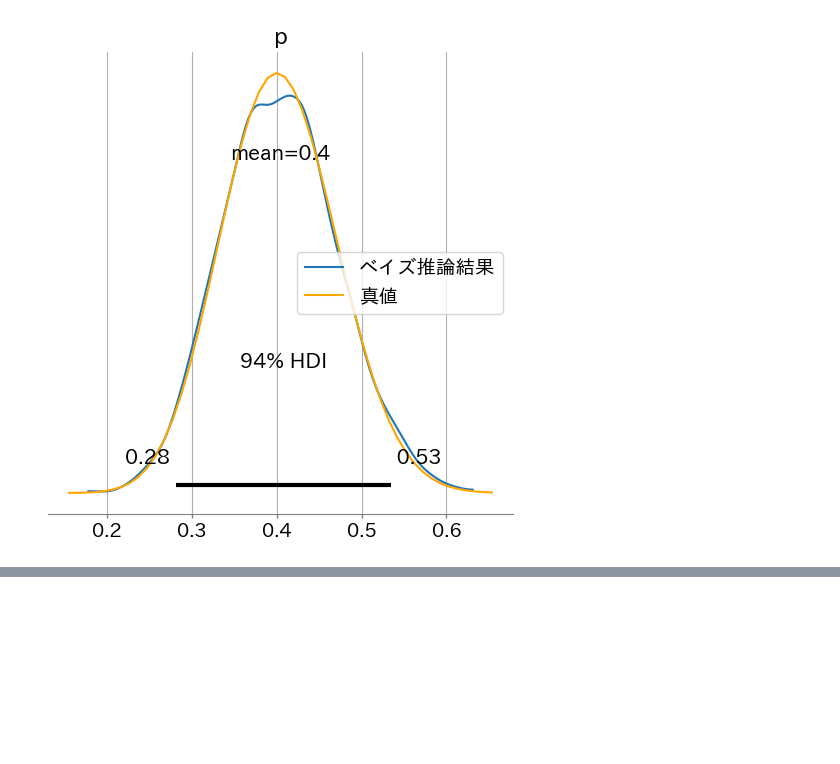
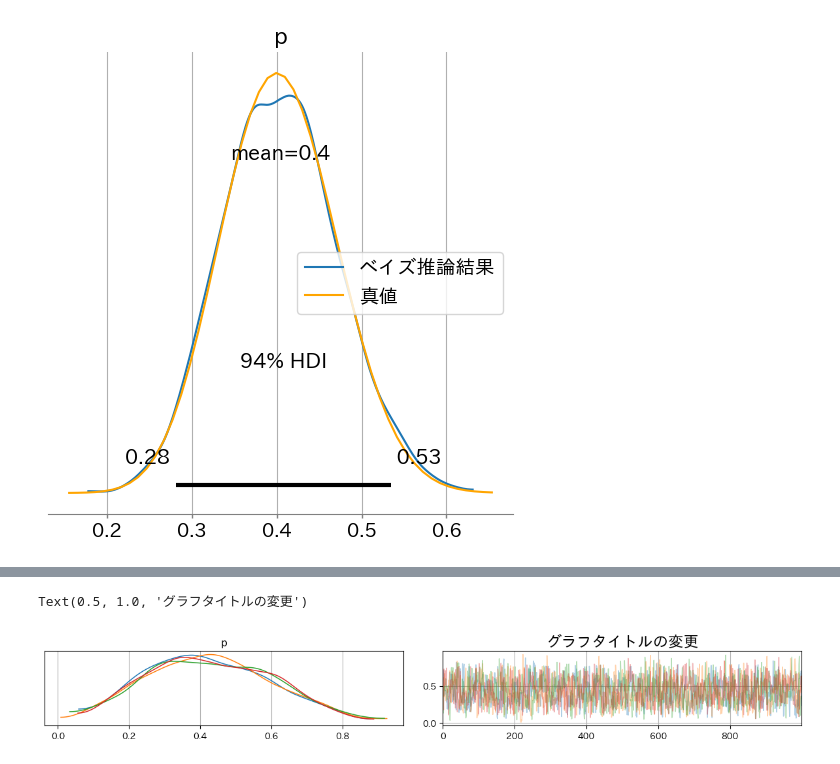
Before and after one commit to maton369/Bayesian_Inference_Practice, a Jupyter notebook: 4章_はじめてのベイズ推論実習.ipynb, the cells around one changed output, grey strips where cells are left out. Cells and saved outputs as stored; diff of their text form; code cells hidden in the pictures; blank space fills up the shorter version.

```diff
--- a/4章_はじめてのベイズ推論実習.ipynb
+++ b/4章_はじめてのベイズ推論実習.ipynb
@@ -1243,0 +1316,51 @@ ax.legend(loc="center right")
+# %%
+# 事後サンプルのトレースプロットを描画
+# ------------------------------------------------------------
+# az.plot_trace は、MCMC で得られた事後サンプルの
+#   - 時系列（trace）
+#   - 事後分布のヒストグラム（あるいは KDE）
+# をまとめて表示するための関数。
+#
+# ベイズ推論（特に MCMC）では、
+#   ・各チェーンがきちんと「混ざっているか」（ランダムに揺らいでいるか）
+#   ・ドリフトやトレンドが残っていないか
+#   ・チェーン間で大きな乖離がないか
+# といった性質を視覚的に確認することが重要になる。
+#
+# compact=False にすることで、
+# パラメータごとに「trace」と「density（分布）」を別々のサブプロットとして表示し、
+# 1 つ 1 つのグラフを読みやすくしている。
+axes = az.plot_trace(idata1_2, compact=False)
+
+# レイアウトの自動調整
+# ------------------------------------------------------------
+# plt.tight_layout() は、サブプロットどうしが重ならないように
+# 余白を自動調整するための関数。
+#
+# トレースプロットは縦横に複数のサブプロットを並べることが多く、
+# そのままだと軸ラベルやタイトルが重なって読みにくくなりがちなので、
+# tight_layout によるレイアウト調整は定番の組み合わせ。
+plt.tight_layout()
+
+# 個別サブプロットのタイトル変更
+# ------------------------------------------------------------
+# az.plot_trace が返す axes は、matplotlib の Axes オブジェクトの 2 次元配列。
+# 通常、行方向に「パラメータ」、列方向に
+#   [0] = trace（サンプルの時系列）
+#   [1] = density（ヒストグラム／KDE）
+# のような形で格納されている。
+#
+# ここでは axes[0,1]、すなわち
+#   - 0 行目（最初のパラメータ p）
+#   - 1 列目（その事後分布の密度プロット）
+# に対してタイトルを上書きしている。
+#
+# これにより、
+#   ・デフォルトタイトルではなく、
+#   ・自分の文脈に合わせた名前（例：「ベイズ推論結果」「事後分布」など）
+# を付与でき、レポートとして出すときや講義用スライドに貼るときに、
+# 何を表すグラフかがより明確になる。
+axes[0, 1].set_title("グラフタイトルの変更")
+# %% [output]
+Text(0.5, 1.0, 'グラフタイトルの変更')
+[figure, added]
```
Also changed, not shown: parts of 1 cell of this notebook.
